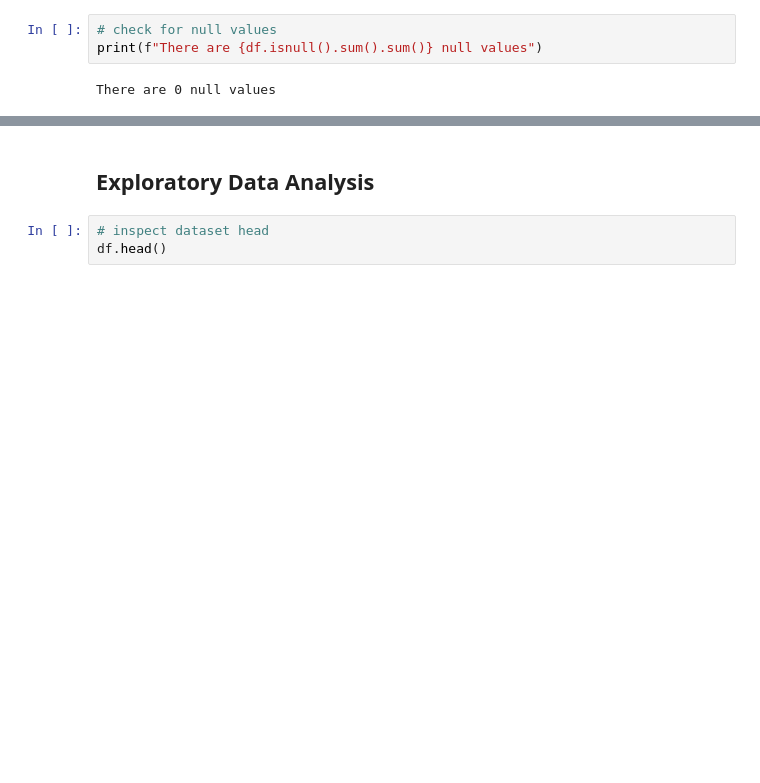
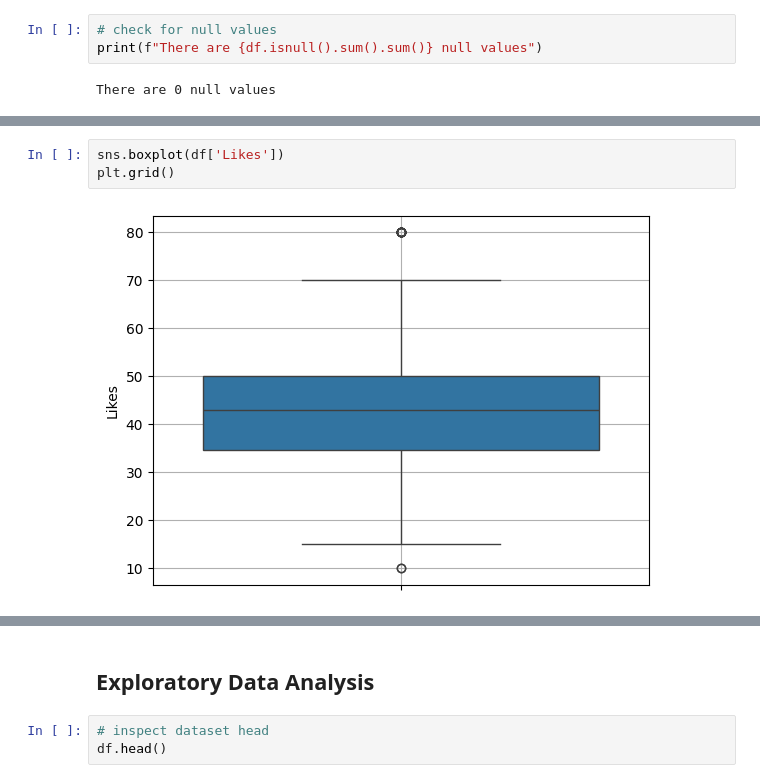
Before and after one commit to bonsoirval/portfolio, a Jupyter notebook: python/codveda/sentiments_analysis.ipynb, the cells around one changed output, grey strips where cells are left out. Saved outputs shown, nothing was run; the diff lists cells and outputs as text; blank space fills up the shorter version.

```diff
--- a/python/codveda/sentiments_analysis.ipynb
+++ b/python/codveda/sentiments_analysis.ipynb
@@ -83,0 +97,5 @@ df['Hashtags'][0]
+# %%
+sns.boxplot(df['Likes'])
+plt.grid()
+# %% [output]
+[figure, added]
```
Also changed, not shown: parts of 26 cells of this notebook.
